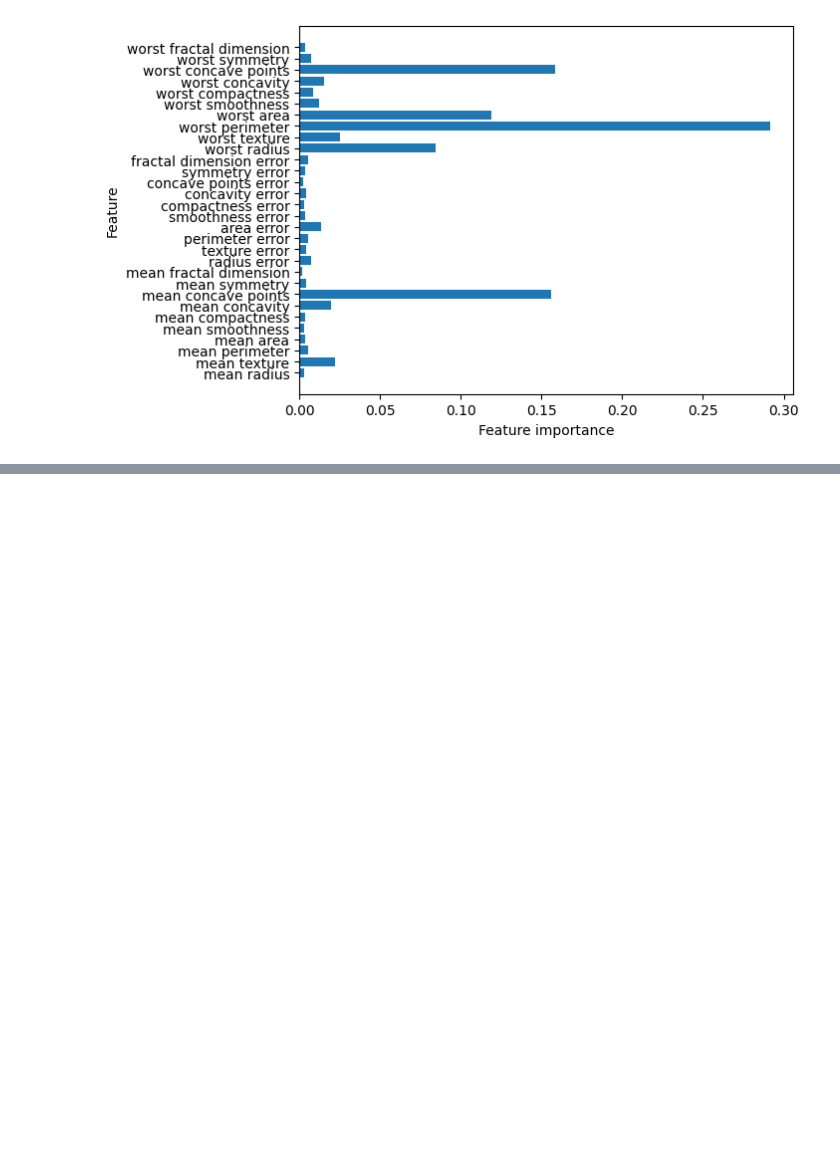
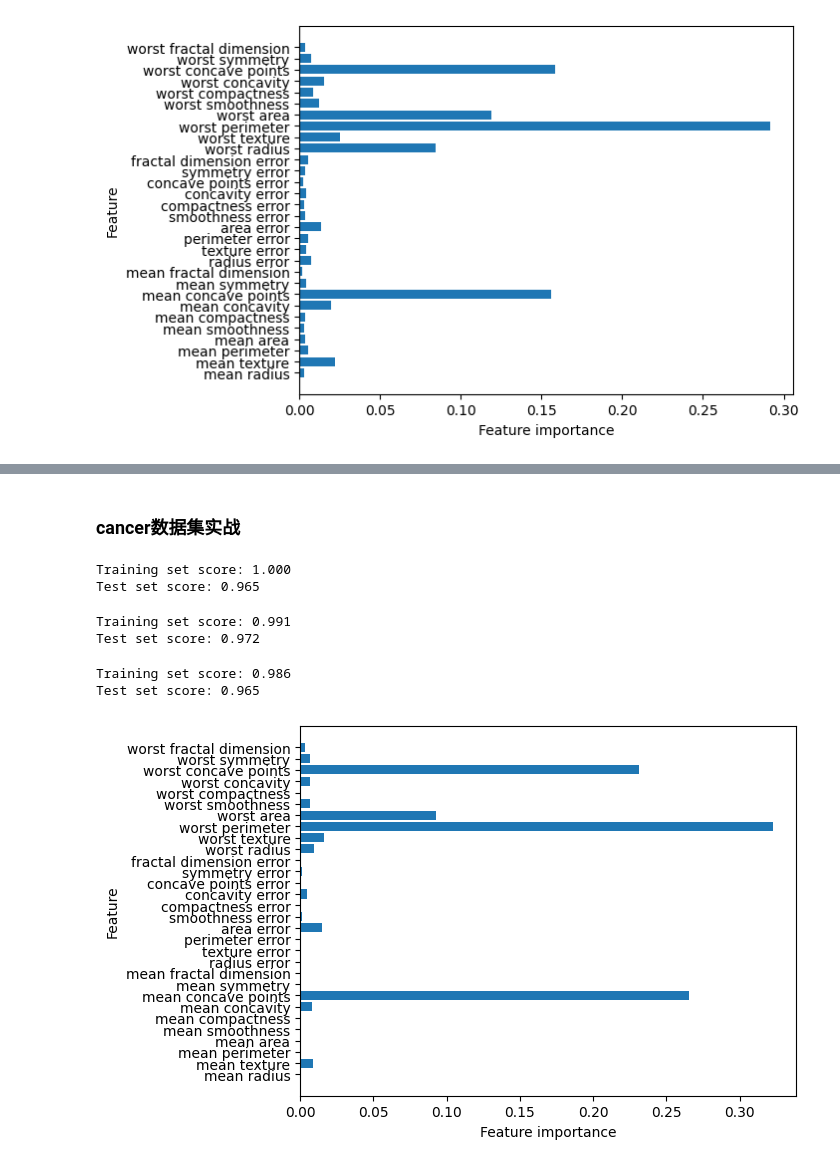
Before and after one commit to astro-zhurui/AstroNotes, a Jupyter notebook: 05_Scikit-Learn/book1_Python机器学习基础教程/chapter2监督学习.ipynb, the cells around one changed output, grey strips where cells are left out. Cells and saved outputs as stored; diff of their text form; code cells hidden in the pictures; blank space fills up the shorter version.

```diff
--- a/05_Scikit-Learn/book1_Python机器学习基础教程/chapter2监督学习.ipynb
+++ b/05_Scikit-Learn/book1_Python机器学习基础教程/chapter2监督学习.ipynb
@@ -842,0 +864,49 @@ plot_feature_importances_cancer(forest)
+# %% [markdown]
+### cancer数据集实战
+# %%
+from sklearn.ensemble import GradientBoostingClassifier
+
+X_train, X_test, y_train, y_test = train_test_split(
+    cancer.data, cancer.target, random_state=0)
+gbrt = GradientBoostingClassifier(random_state=0)
+gbrt.fit(X_train, y_train)
+
+print(f"Training set score: {gbrt.score(X_train, y_train):.3f}")
+print(f"Test set score: {gbrt.score(X_test, y_test):.3f}")
+# %% [output]
+Training set score: 1.000
+Test set score: 0.965
+# %%
+"""
+限制max_depth, 降低模型复杂度
+"""
+gbrt = GradientBoostingClassifier(random_state=0, max_depth=1)
+gbrt.fit(X_train, y_train)
+
+print(f"Training set score: {gbrt.score(X_train, y_train):.3f}")
+print(f"Test set score: {gbrt.score(X_test, y_test):.3f}")
+# %% [output]
+Training set score: 0.991
+Test set score: 0.972
+# %%
+"""
+降低学习率, 降低模型复杂度
+"""
+gbrt = GradientBoostingClassifier(random_state=0, learning_rate=0.005)
+gbrt.fit(X_train, y_train)
+
+print(f"Training set score: {gbrt.score(X_train, y_train):.3f}")
+print(f"Test set score: {gbrt.score(X_test, y_test):.3f}")
+# %% [output]
+Training set score: 0.986
+Test set score: 0.965
+# %%
+"""
+特征重要性
+"""
+gbrt = GradientBoostingClassifier(random_state=0, max_depth=1)
+gbrt.fit(X_train, y_train)
+
+plot_feature_importances_cancer(gbrt)
+# %% [output]
+[figure, added]
```
Also changed, not shown: parts of 16 cells of this notebook.
